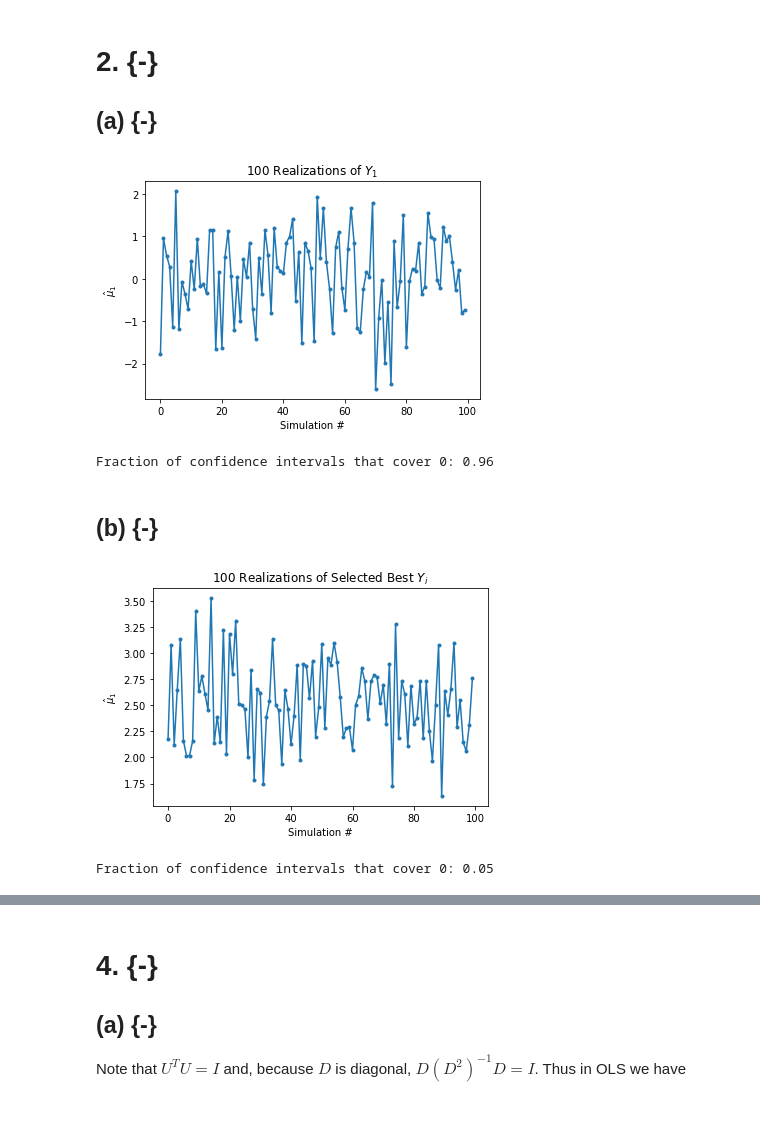
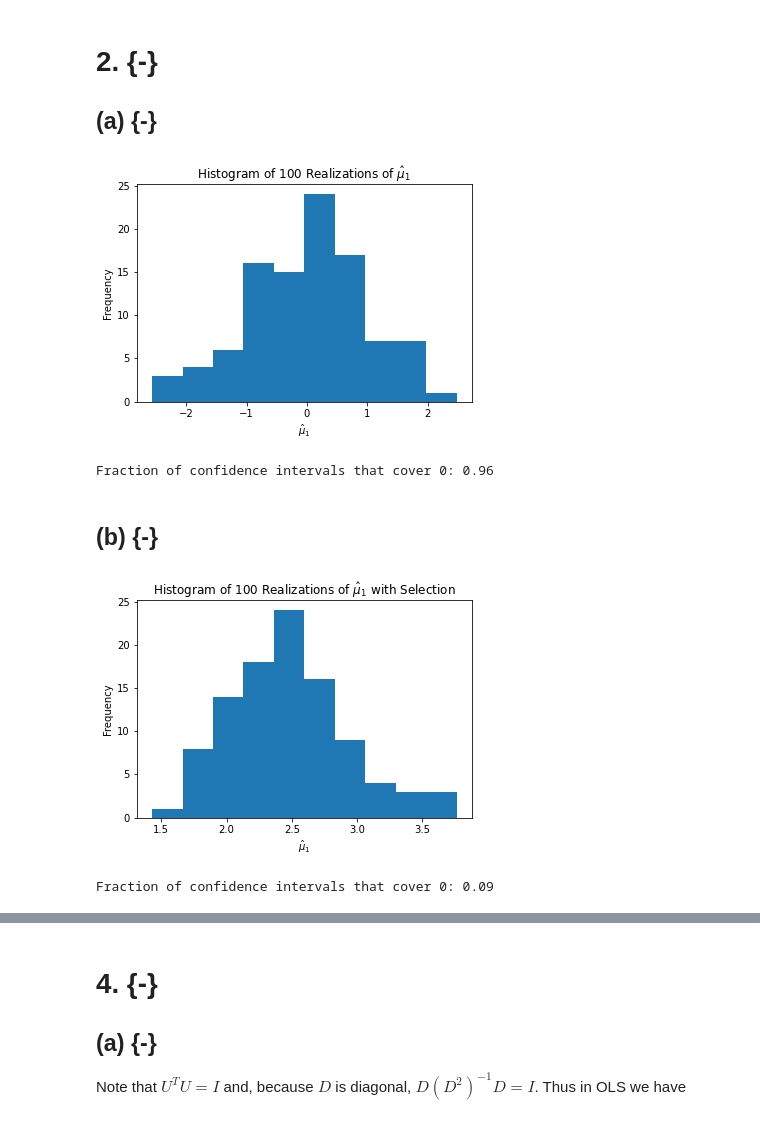
Before and after one commit to beginnerSC/mscf_hw, a Jupyter notebook: ML I/Homework #2.ipynb, the cells around one changed output, grey strips where cells are left out. Saved outputs shown, nothing was run; the diff lists cells and outputs as text; code cells hidden in the pictures.

```diff
--- a/ML I/Homework #2.ipynb
+++ b/ML I/Homework #2.ipynb
@@ -132,19 +134,19 @@ print(Z['x'].corr(Z['y']))
 ## (a) {-}
 # %%
 from pandas import Series
+import seaborn as sns
 
 sample = [stats.norm.rvs(size=100)[0] for i in range(100)]
 ss = Series(sample)
-ax = ss.plot(style='.-')
-ax.set(xlabel='Simulation #', ylabel='$\hat\mu_1$', title='100 Realizations of $Y_1$')
+ax = ss.plot(kind='hist')
+ax.set(xlabel='$\hat\mu_1$', title='Histogram of 100 Realizations of $\hat\mu_1$')
 plt.show()
-
 
 z = stats.norm.ppf(1 - 0.025)    # 1.96
 
 print('Fraction of confidence intervals that cover 0:', ss[(ss-z < 0) & (ss+z > 0)].size / ss.size)
 # %% [output]
-[figure, old version]
+[figure, new version]
 Fraction of confidence intervals that cover 0: 0.96
 # %% [markdown]
 ## (b) {-}
@@ -153,8 +155,8 @@ from pandas import Series
 
 sample = [max(stats.norm.rvs(size=100)) for i in range(100)]
 ss = Series(sample)
-ax = ss.plot(style='.-')
-ax.set(xlabel='Simulation #', ylabel='$\hat\mu_1$', title='100 Realizations of Selected Best $Y_i$')
+ax = ss.plot(kind='hist')
+ax.set(xlabel='$\hat\mu_1$', title='Histogram of 100 Realizations of $\hat\mu_1$ with Selection')
 plt.show()
 
 
@@ -162,8 +164,8 @@ z = stats.norm.ppf(1 - 0.025)    # 1.96
 
 print('Fraction of confidence intervals that cover 0:', ss[(ss-z < 0) & (ss+z > 0)].size / ss.size)
 # %% [output]
-[figure, old version]
+[figure, new version]
-Fraction of confidence intervals that cover 0: 0.05
+Fraction of confidence intervals that cover 0: 0.09
 # %% [markdown]
 # 3. {-}
 
```
Also changed, not shown: parts of 13 cells of this notebook.
